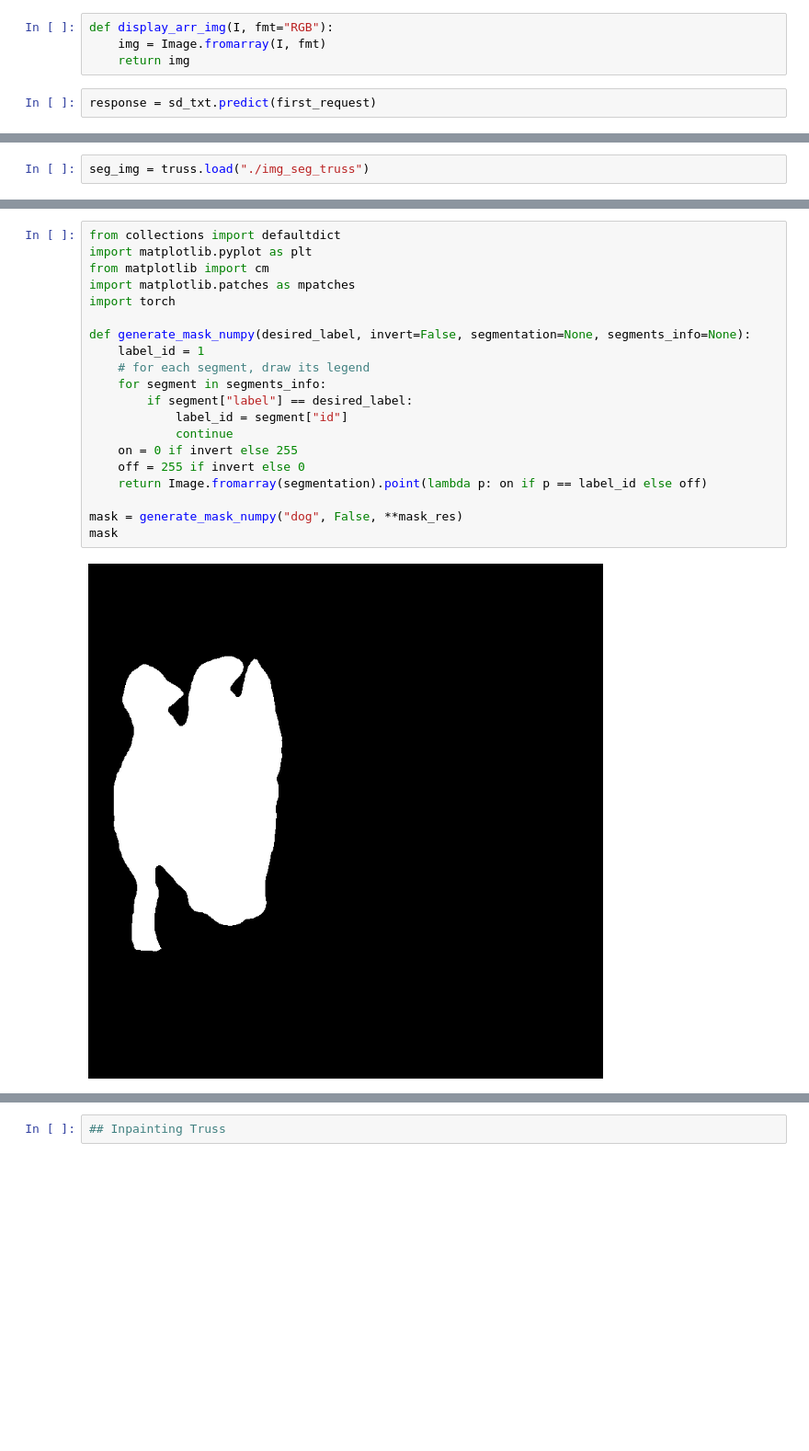
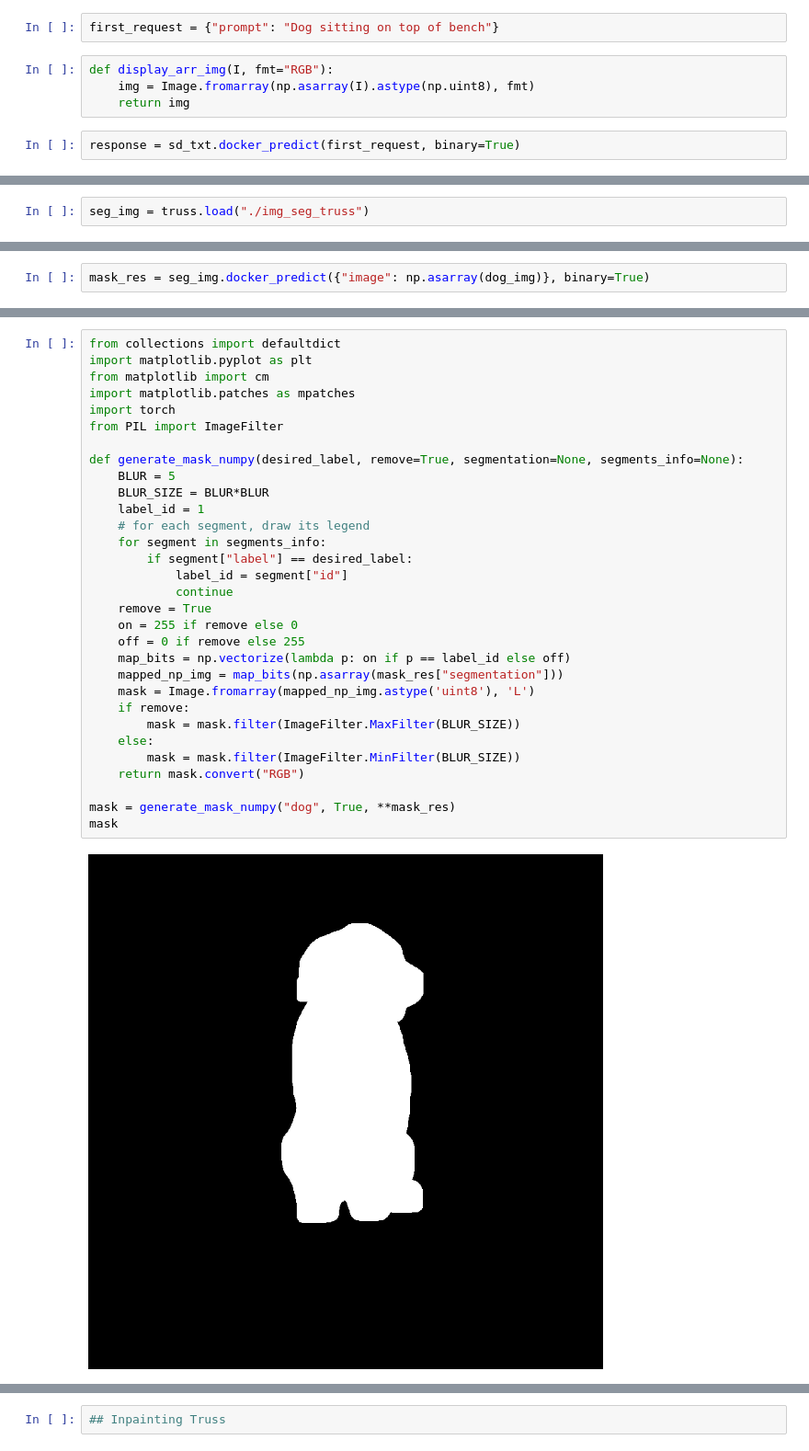
Before and after one commit to basetenlabs/stablediffusion, a Jupyter notebook: test_and_deploy.ipynb, the cells around one changed output, grey strips where cells are left out. Shown at 92% size. Saved outputs shown, nothing was run; the diff lists cells and outputs as text; blank space fills up the shorter version.

```diff
--- a/test_and_deploy.ipynb
+++ b/test_and_deploy.ipynb
@@ -12,6 +37,8 @@ first_request = {"prompt": "dog running on the beach"}
+# %%
+first_request = {"prompt": "Dog sitting on top of bench"}
 # %%
 def display_arr_img(I, fmt="RGB"):
-    img = Image.fromarray(I, fmt)
+    img = Image.fromarray(np.asarray(I).astype(np.uint8), fmt)
     return img
 # %%
-response = sd_txt.predict(first_request)
+response = sd_txt.docker_predict(first_request, binary=True)
@@ -36,0 +128,2 @@ mask_res = seg_img.predict({"image": response["images"][0]})
+# %%
+mask_res = seg_img.docker_predict({"image": np.asarray(dog_img)}, binary=True)
@@ -37,22 +159,33 @@ mask_res = seg_img.predict({"image": response["images"][0]})
 # %%
 from collections import defaultdict
 import matplotlib.pyplot as plt
 from matplotlib import cm
 import matplotlib.patches as mpatches
 import torch
+from PIL import ImageFilter
 
-def generate_mask_numpy(desired_label, invert=False, segmentation=None, segments_info=None):
+def generate_mask_numpy(desired_label, remove=True, segmentation=None, segments_info=None):
+    BLUR = 5
+    BLUR_SIZE = BLUR*BLUR
     label_id = 1
     # for each segment, draw its legend
     for segment in segments_info:
         if segment["label"] == desired_label:
             label_id = segment["id"]
             continue
-    on = 0 if invert else 255
-    off = 255 if invert else 0
-    return Image.fromarray(segmentation).point(lambda p: on if p == label_id else off)
+    remove = True
+    on = 255 if remove else 0
+    off = 0 if remove else 255
+    map_bits = np.vectorize(lambda p: on if p == label_id else off)
+    mapped_np_img = map_bits(np.asarray(mask_res["segmentation"]))
+    mask = Image.fromarray(mapped_np_img.astype('uint8'), 'L')
+    if remove:
+        mask = mask.filter(ImageFilter.MaxFilter(BLUR_SIZE))
+    else:
+        mask = mask.filter(ImageFilter.MinFilter(BLUR_SIZE))
+    return mask.convert("RGB")
 
-mask = generate_mask_numpy("dog", False, **mask_res)
+mask = generate_mask_numpy("dog", True, **mask_res)
 mask
 # %% [output]
-[figure, old version]
+[figure, new version]
```
Also changed, not shown: parts of 22 cells of this notebook, 6 other files.
